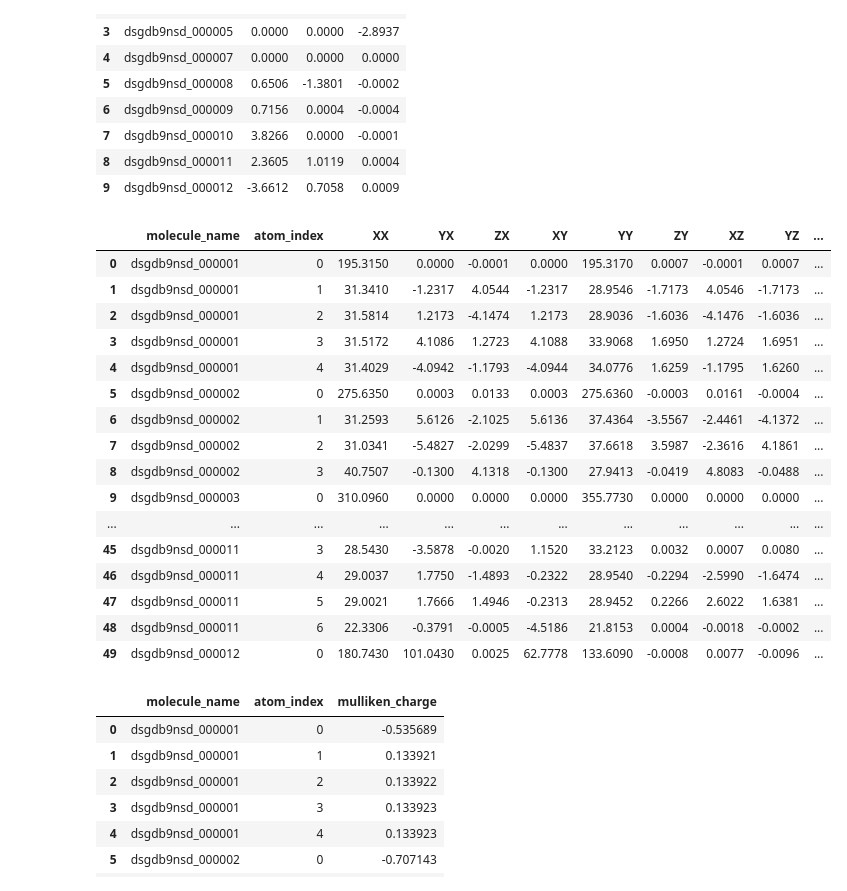
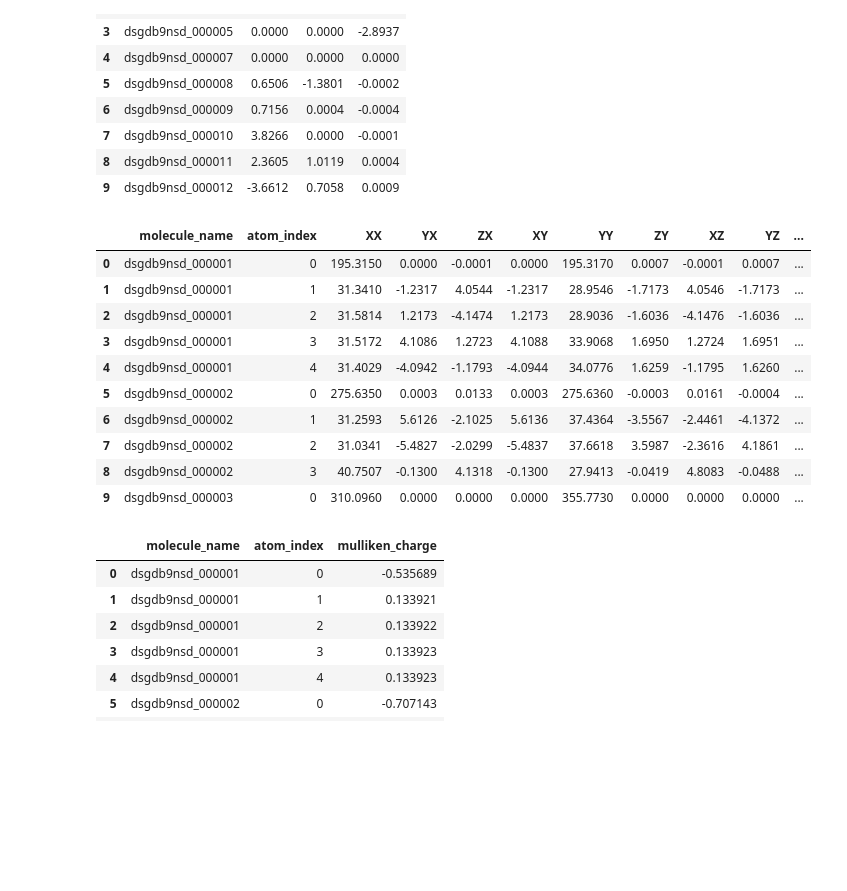
Before and after one commit to Atum19/PredictingMolecularProperties, a Jupyter notebook: explore_data.ipynb, the cells around one changed output. Drawn from its saved outputs; the diff is of its cells as text; code cells hidden in the pictures; blank space fills up the shorter version.

```diff
--- a/explore_data.ipynb
+++ b/explore_data.ipynb
@@ -2,13 +2,17 @@
 import numpy as np
 import pandas as pd
 # %%
-train = pd.read_csv(f'train.csv')
-test = pd.read_csv(f'test.csv')
-dipole_moments = pd.read_csv(f'dipole_moments.csv')
-magnetic_shielding_tensors = pd.read_csv(f'magnetic_shielding_tensors.csv')
-mulliken_charges = pd.read_csv(f'mulliken_charges.csv')
-potential_energy = pd.read_csv(f'potential_energy.csv')
-scal_coup_contrib = pd.read_csv(f'scalar_coupling_contributions.csv')
+train = pd.read_csv(f'./data/train.csv')
+test = pd.read_csv(f'./data/test.csv')
+trn_ob = pd.read_csv(f'./data/train_ob_charges.csv')  # open bab
+tst_ob = pd.read_csv(f'./data/test_ob_charges.csv')   # open bab
+trn_geom = pd.read_csv(f'./data/train_geom.csv')
+tst_geom = pd.read_csv(f'./data/test_geom.csv')
+dipole_moments = pd.read_csv(f'./data/dipole_moments.csv')
+magnetic_shielding_tensors = pd.read_csv(f'./data/magnetic_shielding_tensors.csv')
+mulliken_charges = pd.read_csv(f'./data/mulliken_charges.csv')
+potential_energy = pd.read_csv(f'./data/potential_energy.csv')
+scal_coup_contrib = pd.read_csv(f'./data/scalar_coupling_contributions.csv')
 # sub = pd.read_csv(f'sample_submission.csv')
-structures = pd.read_csv(f'structures.csv')
+structures = pd.read_csv(f'./data/structures.csv')
 # %%
@@ -40,25 +118,19 @@ dipole_moments.head(10)
 | 8 | dsgdb9nsd_000011 | 2.3605 | 1.0119 | 0.0004 |
 | 9 | dsgdb9nsd_000012 | -3.6612 | 0.7058 | 0.0009 |
 # %%
-magnetic_shielding_tensors.head(50)
+magnetic_shielding_tensors.head(10)
 # %% [output]
 |  | molecule_name | atom_index | XX | YX | ZX | XY | YY | ZY | XZ | YZ | ... |
 | 0 | dsgdb9nsd_000001 | 0 | 195.3150 | 0.0000 | -0.0001 | 0.0000 | 195.3170 | 0.0007 | -0.0001 | 0.0007 | ... |
 | 1 | dsgdb9nsd_000001 | 1 | 31.3410 | -1.2317 | 4.0544 | -1.2317 | 28.9546 | -1.7173 | 4.0546 | -1.7173 | ... |
 | 2 | dsgdb9nsd_000001 | 2 | 31.5814 | 1.2173 | -4.1474 | 1.2173 | 28.9036 | -1.6036 | -4.1476 | -1.6036 | ... |
 | 3 | dsgdb9nsd_000001 | 3 | 31.5172 | 4.1086 | 1.2723 | 4.1088 | 33.9068 | 1.6950 | 1.2724 | 1.6951 | ... |
 | 4 | dsgdb9nsd_000001 | 4 | 31.4029 | -4.0942 | -1.1793 | -4.0944 | 34.0776 | 1.6259 | -1.1795 | 1.6260 | ... |
 | 5 | dsgdb9nsd_000002 | 0 | 275.6350 | 0.0003 | 0.0133 | 0.0003 | 275.6360 | -0.0003 | 0.0161 | -0.0004 | ... |
 | 6 | dsgdb9nsd_000002 | 1 | 31.2593 | 5.6126 | -2.1025 | 5.6136 | 37.4364 | -3.5567 | -2.4461 | -4.1372 | ... |
 | 7 | dsgdb9nsd_000002 | 2 | 31.0341 | -5.4827 | -2.0299 | -5.4837 | 37.6618 | 3.5987 | -2.3616 | 4.1861 | ... |
 | 8 | dsgdb9nsd_000002 | 3 | 40.7507 | -0.1300 | 4.1318 | -0.1300 | 27.9413 | -0.0419 | 4.8083 | -0.0488 | ... |
 | 9 | dsgdb9nsd_000003 | 0 | 310.0960 | 0.0000 | 0.0000 | 0.0000 | 355.7730 | 0.0000 | 0.0000 | 0.0000 | ... |
-| ... | ... | ... | ... | ... | ... | ... | ... | ... | ... | ... | ... |
-| 45 | dsgdb9nsd_000011 | 3 | 28.5430 | -3.5878 | -0.0020 | 1.1520 | 33.2123 | 0.0032 | 0.0007 | 0.0080 | ... |
-| 46 | dsgdb9nsd_000011 | 4 | 29.0037 | 1.7750 | -1.4893 | -0.2322 | 28.9540 | -0.2294 | -2.5990 | -1.6474 | ... |
-| 47 | dsgdb9nsd_000011 | 5 | 29.0021 | 1.7666 | 1.4946 | -0.2313 | 28.9452 | 0.2266 | 2.6022 | 1.6381 | ... |
-| 48 | dsgdb9nsd_000011 | 6 | 22.3306 | -0.3791 | -0.0005 | -4.5186 | 21.8153 | 0.0004 | -0.0018 | -0.0002 | ... |
-| 49 | dsgdb9nsd_000012 | 0 | 180.7430 | 101.0430 | 0.0025 | 62.7778 | 133.6090 | -0.0008 | 0.0077 | -0.0096 | ... |
 # %%
 mulliken_charges.head(50)
 # %% [output]
```
Also changed, not shown: parts of 10 cells of this notebook, 1 other file.
